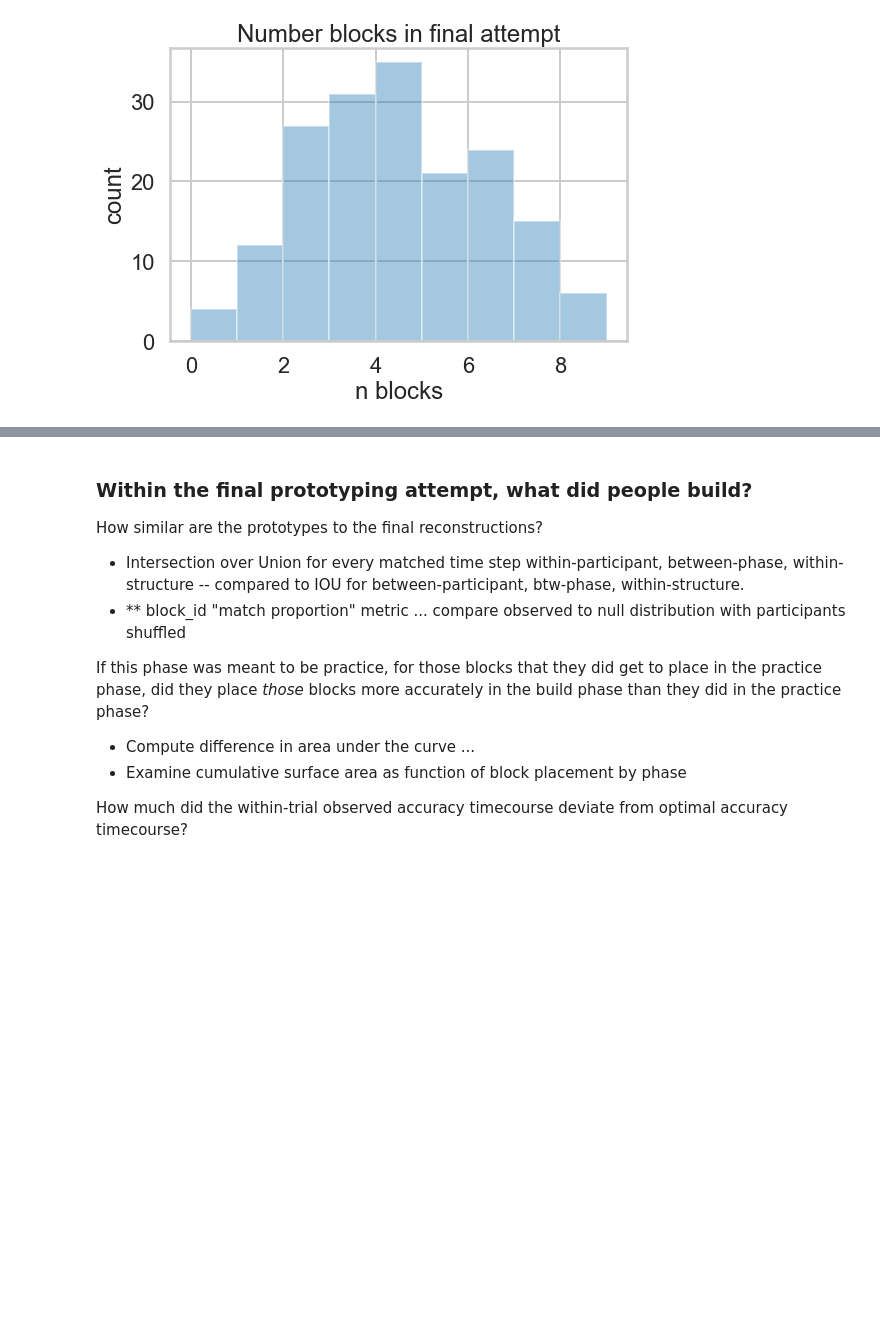
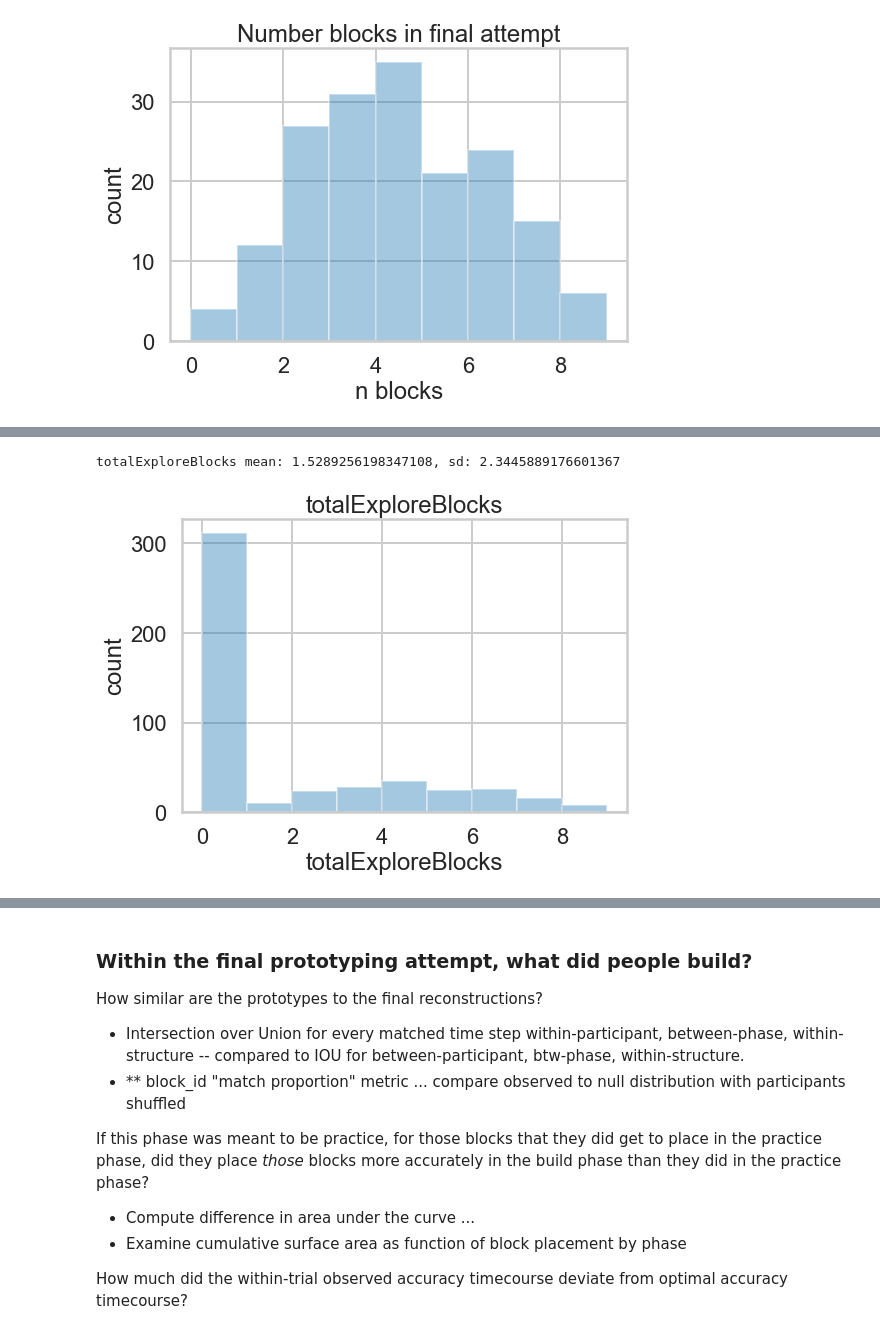
Before and after one commit to cogtoolslab/block_construction, a Jupyter notebook: analysis/will/block_silhouette_SPP2020.ipynb, the cells around one changed output, grey strips where cells are left out. Saved outputs shown, nothing was run; the diff lists cells and outputs as text; code cells hidden in the pictures; blank space fills up the shorter version.

```diff
--- a/analysis/will/block_silhouette_SPP2020.ipynb
+++ b/analysis/will/block_silhouette_SPP2020.ipynb
@@ -190,3 +240,26 @@ plt.tight_layout()
+# %%
+df
+
+col_name = 'totalExploreBlocks'
+
+fig = plt.figure(figsize=(8,6))
+sns.set_context('poster')
+sns.set_style('whitegrid', {'legend.frameon':False})
+c = sns.distplot(df[(df.condition!='practice') & (df.buildTime>0)][col_name],
+                 bins=9,
+                 kde=False,
+                 #kind='point',
+                );
+plt.ylabel('count')
+plt.xlabel(col_name)
+plt.title(col_name)
+plt.tight_layout()
+
+print(col_name + ' mean: {}'.format(np.mean(numBlock_data[col_name])) +\
+      ', sd: {}'.format(np.std(numBlock_data[col_name])))
+# %% [output]
+totalExploreBlocks mean: 1.5289256198347108, sd: 2.3445889176601367
+[figure, added]
 # %%
 import ast
 
```
Also changed, not shown: parts of 10 cells of this notebook, 4 other files.
